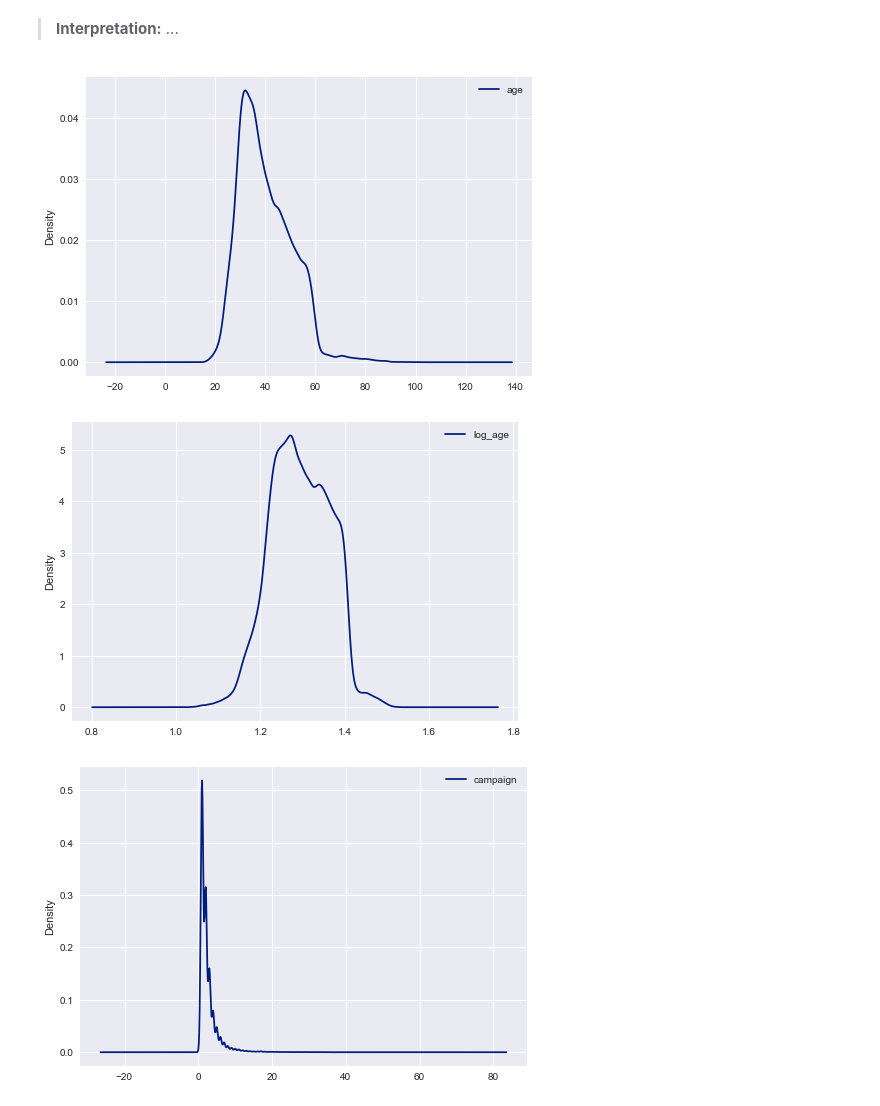
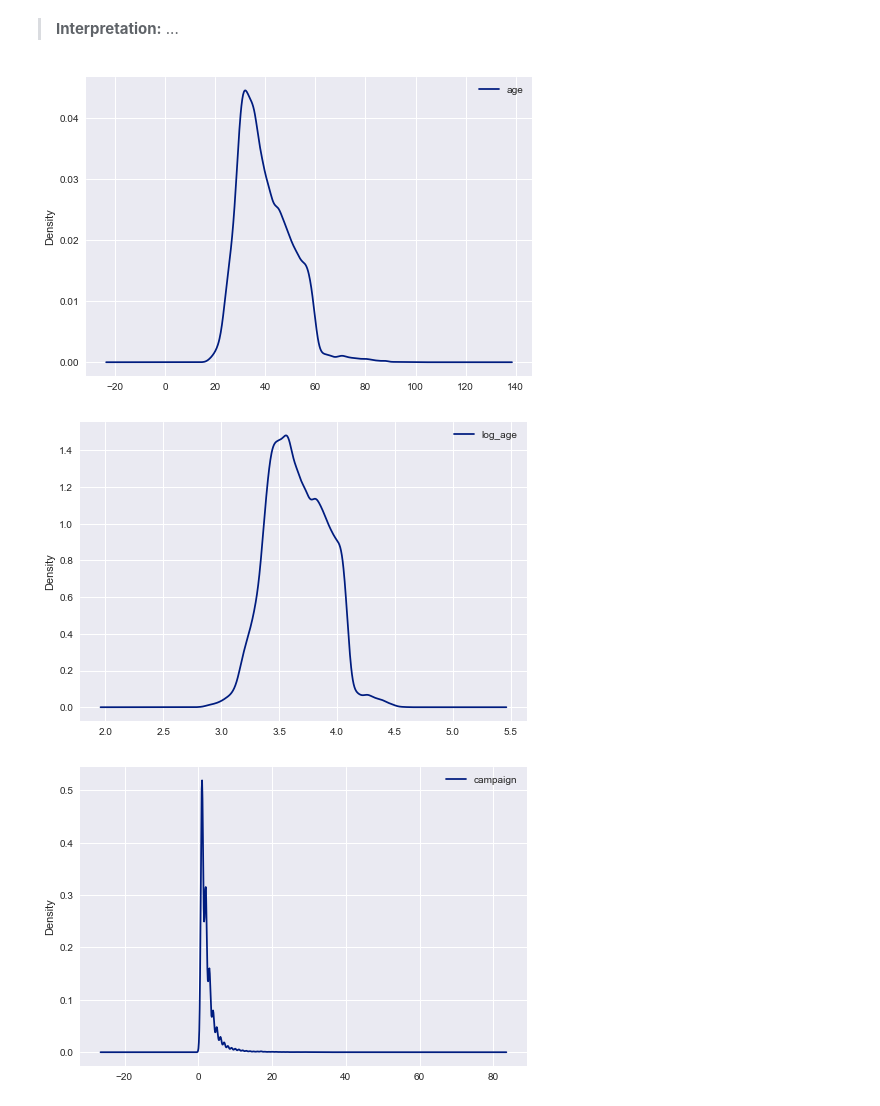
Before and after one commit to GriffinLane/DataMining-Lab2, a Jupyter notebook: Lab 2.ipynb, the cells around one changed output. Saved outputs shown, nothing was run; the diff lists cells and outputs as text; code cells hidden in the pictures.

```diff
--- a/Lab 2.ipynb
+++ b/Lab 2.ipynb
@@ -51,17 +51,18 @@ plt.tight_layout(pad=0.8, w_pad=1.8, h_pad=1.0)
 # %%
 import numpy as np
 df.age.plot(kind="density", label="age")
 plt.legend(loc='upper right')
 plt.show()
 
 log_age = df.age.apply(np.log)
-log_age = log_age.apply(np.log)
 log_age.plot(kind="density", label="log_age")
 plt.legend(loc='upper right')
 plt.show()
+
+df.age = log_age
 # %% [output]
 [figure]
-[figure, old version]
+[figure, new version]
 # %%
 import numpy as np
 import math
```
Also changed, not shown: parts of 10 cells of this notebook.
